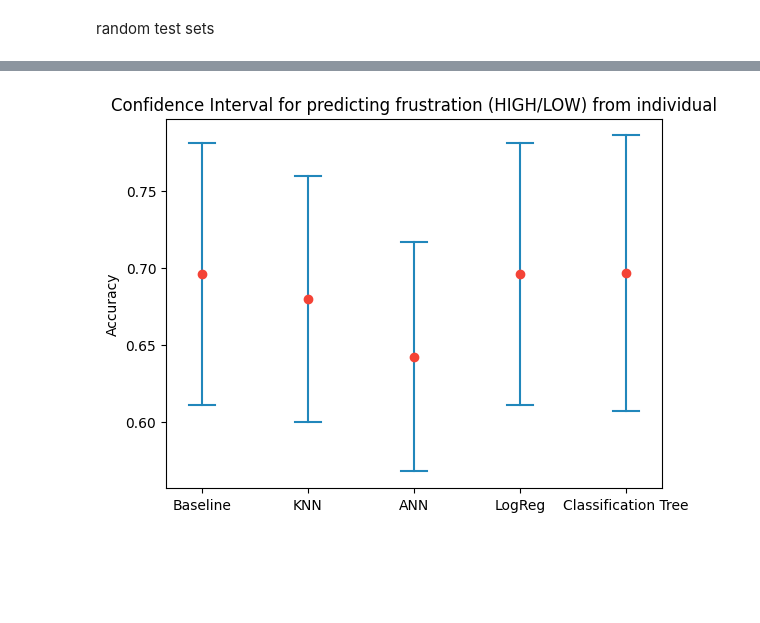
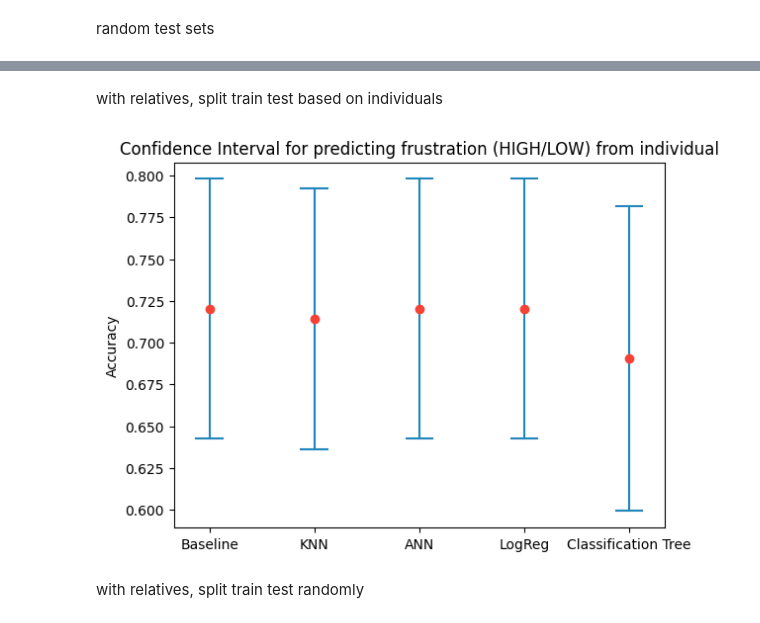
Before and after one commit to Apros7/DTU-AI-Statistics, a Jupyter notebook: AI Stat/Project/confidence_interval.ipynb, the cells around one changed output, grey strips where cells are left out. Drawn from its saved outputs; the diff is of its cells as text; code cells hidden in the pictures; blank space fills up the shorter version.

```diff
--- a/AI Stat/Project/confidence_interval.ipynb
+++ b/AI Stat/Project/confidence_interval.ipynb
@@ -129,32 +101,22 @@ ann_scores = [0.727273, 0.636364, 0.733333, 0.8, 0.615385, 0.631579, 0.5, 0.5, 0
+# %% [markdown]
+with relatives, split train test based on individuals
+# %%
+base_scores = [0.75, 0.666667, 0.666667, 0.666667, 0.583333, 0.5, 0.583333, 0.833333, 0.666667, 0.916667, 0.916667, 0.75, 1.0, 0.583333]
+classtree_scores = [0.666667, 0.666667, 0.666667, 0.416667, 0.583333, 0.5, 0.5, 0.833333, 0.666667, 0.916667, 0.916667, 0.75, 1.0, 0.583333]
+knn_scores = [0.75, 0.666667, 0.666667, 0.666667, 0.583333, 0.5, 0.583333, 0.833333, 0.666667, 0.916667, 0.916667, 0.666667, 1.0, 0.583333]
+logreg_scores = [0.75, 0.666667, 0.666667, 0.666667, 0.583333, 0.5, 0.583333, 0.833333, 0.666667, 0.916667, 0.916667, 0.75, 1.0, 0.583333]
+ann_scores = [0.75, 0.666667, 0.666667, 0.666667, 0.583333, 0.5, 0.583333, 0.833333, 0.666667, 0.916667, 0.916667, 0.75, 1.0, 0.583333]
 # %%
-from math import sqrt
-import statistics
-import matplotlib.pyplot as plt
-
-def plot_confidence_interval(x, values, z=1.96, color='#2187bb', horizontal_line_width=0.25):
-    mean = statistics.mean(values)
-    stdev = statistics.stdev(values)
-    confidence_interval = z * stdev / sqrt(len(values))
-
-    left = x - horizontal_line_width / 2
-    top = mean - confidence_interval
-    right = x + horizontal_line_width / 2
-    bottom = mean + confidence_interval
-    plt.plot([x, x], [top, bottom], color=color)
-    plt.plot([left, right], [top, top], color=color)
-    plt.plot([left, right], [bottom, bottom], color=color)
-    plt.plot(x, mean, 'o', color='#f44336')
-
-    return mean, confidence_interval
-
 plt.xticks([1, 2, 3, 4, 5], ['Baseline', 'KNN', 'ANN', 'LogReg', 'Classification Tree'])
 plt.title('Confidence Interval for predicting frustration (HIGH/LOW) from individual')
 plot_confidence_interval(1, base_scores)
 plot_confidence_interval(2, knn_scores)
 plot_confidence_interval(3, ann_scores)
 plot_confidence_interval(4, logreg_scores)
 plot_confidence_interval(5, classtree_scores)
 plt.ylabel('Accuracy')
 plt.show()
 # %% [output]
-[figure, old version]
+[figure, new version]
+# %% [markdown]
+with relatives, split train test randomly
```
Also changed, not shown: parts of 5 cells of this notebook, 2 other files.
